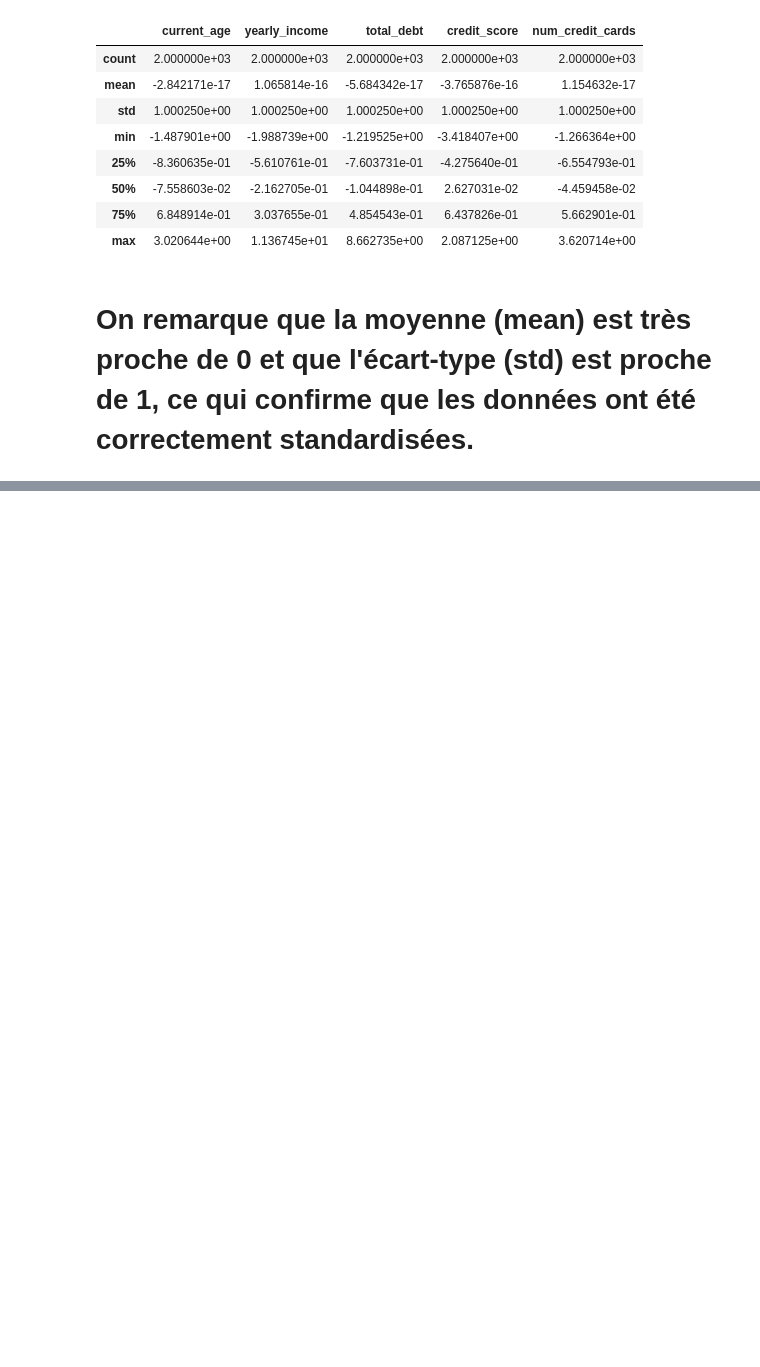
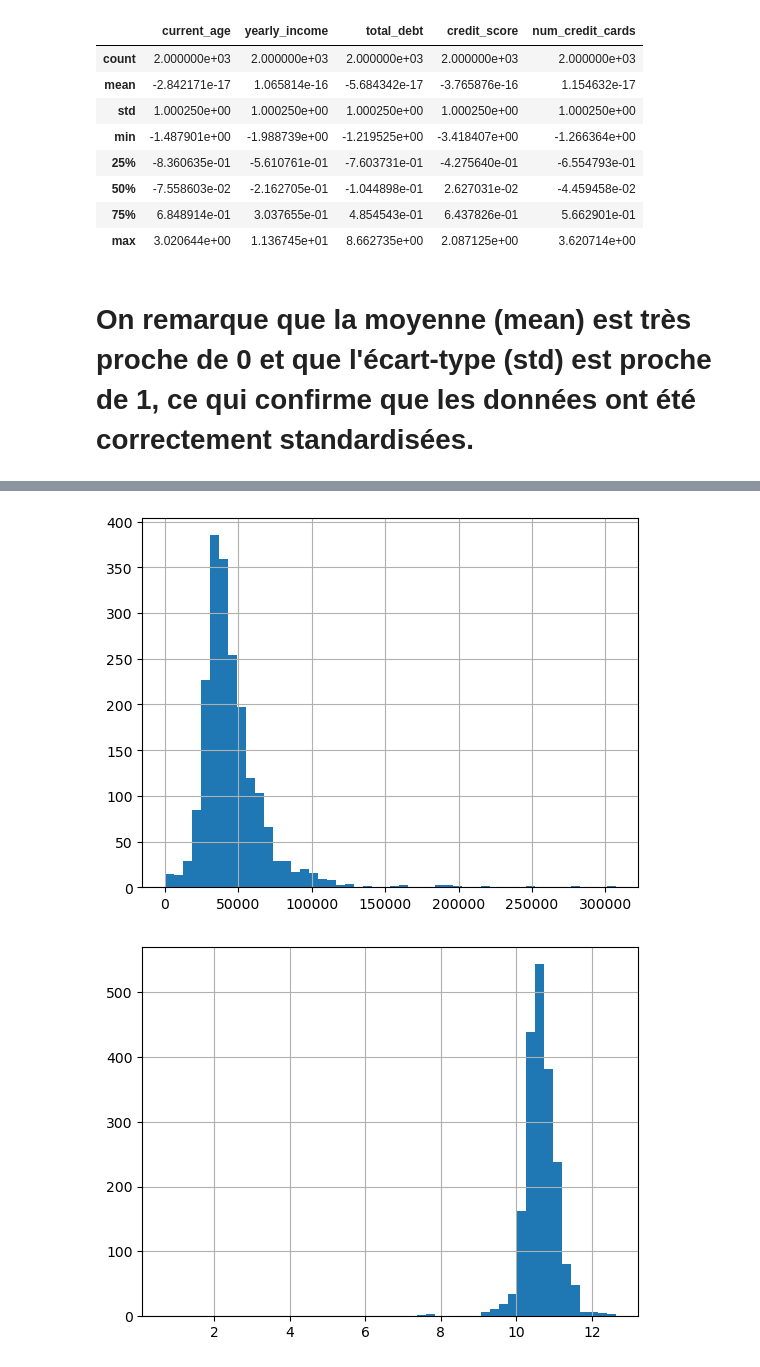
Before and after one commit to rimlahrech05-66/clustering, a Jupyter notebook: data.ipynb, the cells around one changed output, grey strips where cells are left out. Drawn from its saved outputs; the diff is of its cells as text; code cells hidden in the pictures; blank space fills up the shorter version.

```diff
--- a/data.ipynb
+++ b/data.ipynb
@@ -203,0 +246,11 @@ X_scaled.describe()
+# %%
+import matplotlib.pyplot as plt
+
+X["yearly_income"].hist(bins=50)
+plt.show()
+
+X_log["yearly_income"].hist(bins=50)
+plt.show()
+# %% [output]
+[figure, added]
+[figure, added]
```
Also changed, not shown: parts of 5 cells of this notebook.
